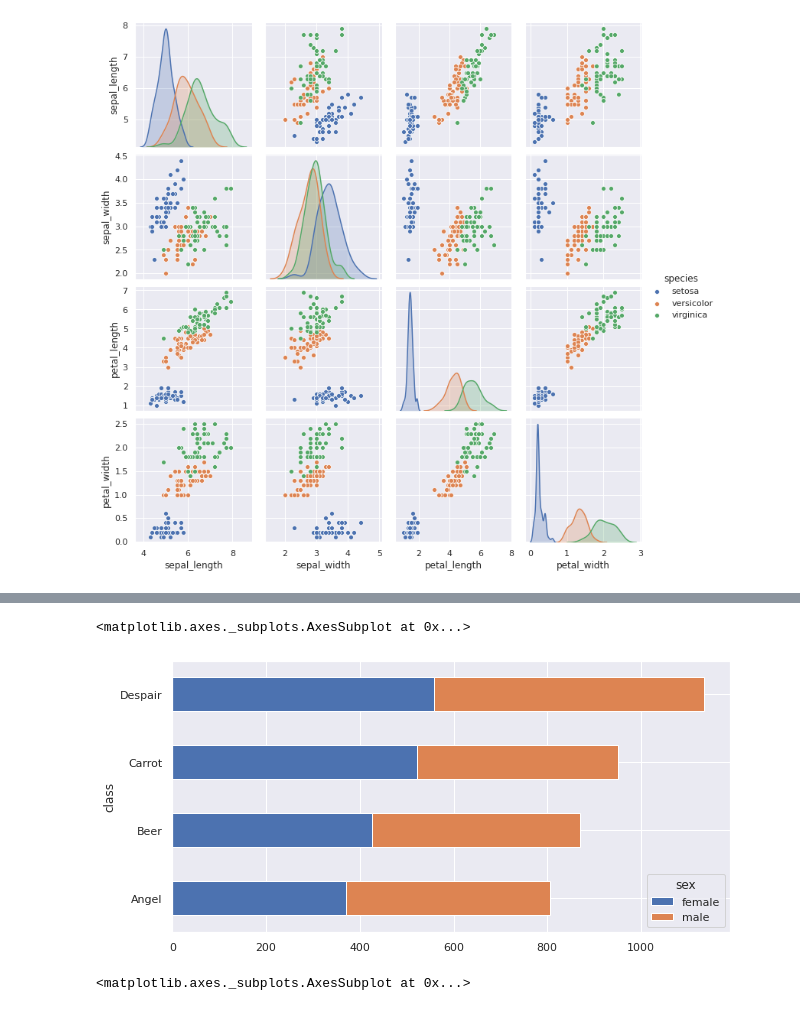
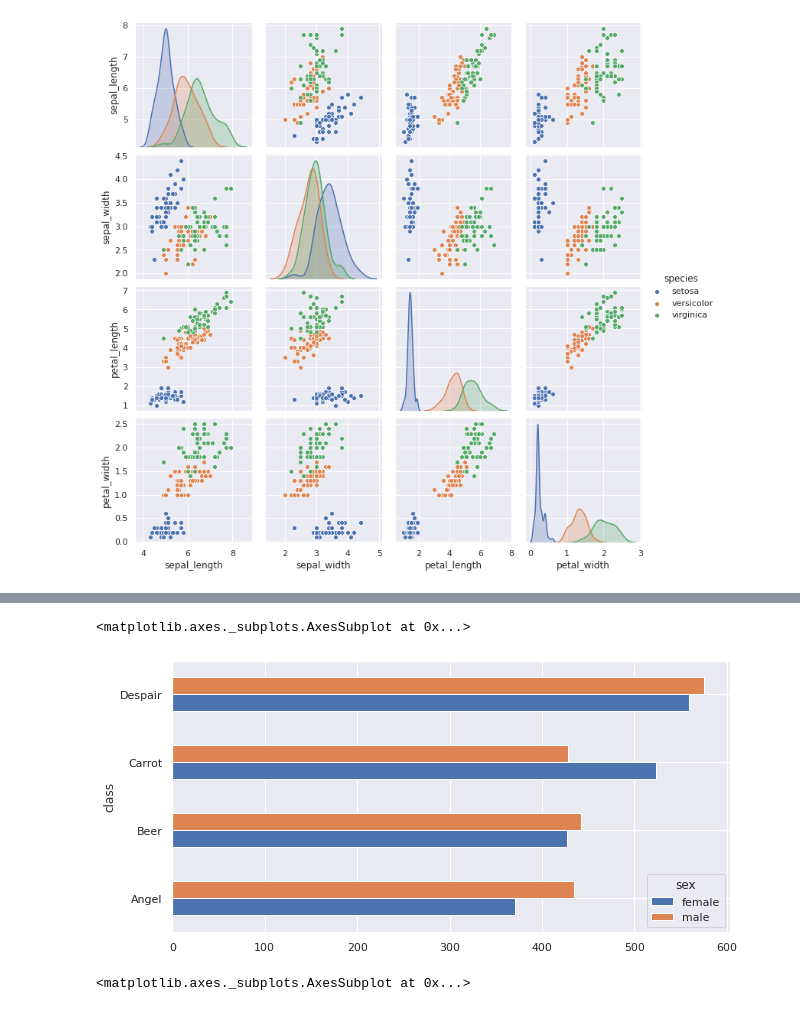
Before and after one commit to magenta1223/education, a Jupyter notebook: 교육자료_!.ipynb, the cells around one changed output, grey strips where cells are left out. Cells and saved outputs as stored; diff of their text form; code cells hidden in the pictures.

```diff
--- a/교육자료_!.ipynb
+++ b/교육자료_!.ipynb
@@ -338,7 +349,7 @@ df.drop_duplicates()
 # 자료형태 변경
 # %%
 # 불러오기
-df_class = pd.read_csv('/content/drive/My Drive/교육준비/df_class.csv')
+df_class = pd.read_csv('/content/drive/My Drive/education/df_class.csv')
 # %%
 df_class.head()
 # %% [output]
@@ -1499,10 +1489,10 @@ for id in df_class['student_id'].unique():
 
 df_class['sex'] = df_class['student_id'].map(dictionary)
 # %%
-df_class.groupby(['class','sex'])['math_score'].sum().unstack().plot(kind = 'barh', stacked = True)
+df_class.groupby(['class','sex'])['math_score'].sum().unstack().plot(kind = 'barh', stacked = False)
 # %% [output]
 <matplotlib.axes._subplots.AxesSubplot at 0x...>
-[figure, old version]
+[figure, new version]
 # %%
 # box plot
 
```
Also changed, not shown: parts of 63 cells of this notebook.
